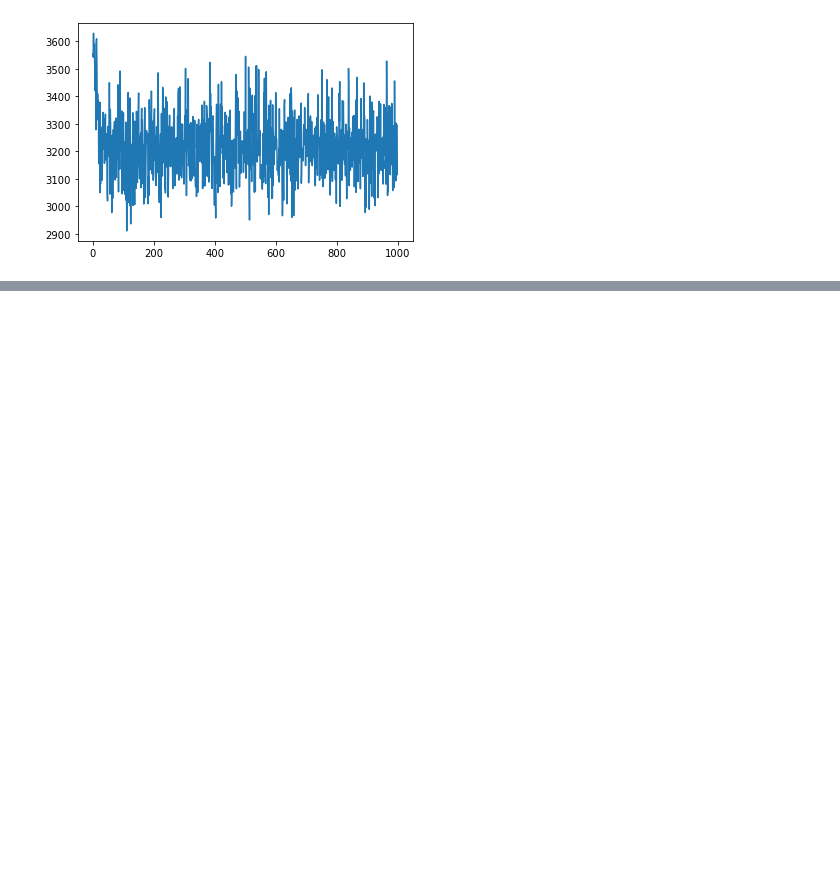
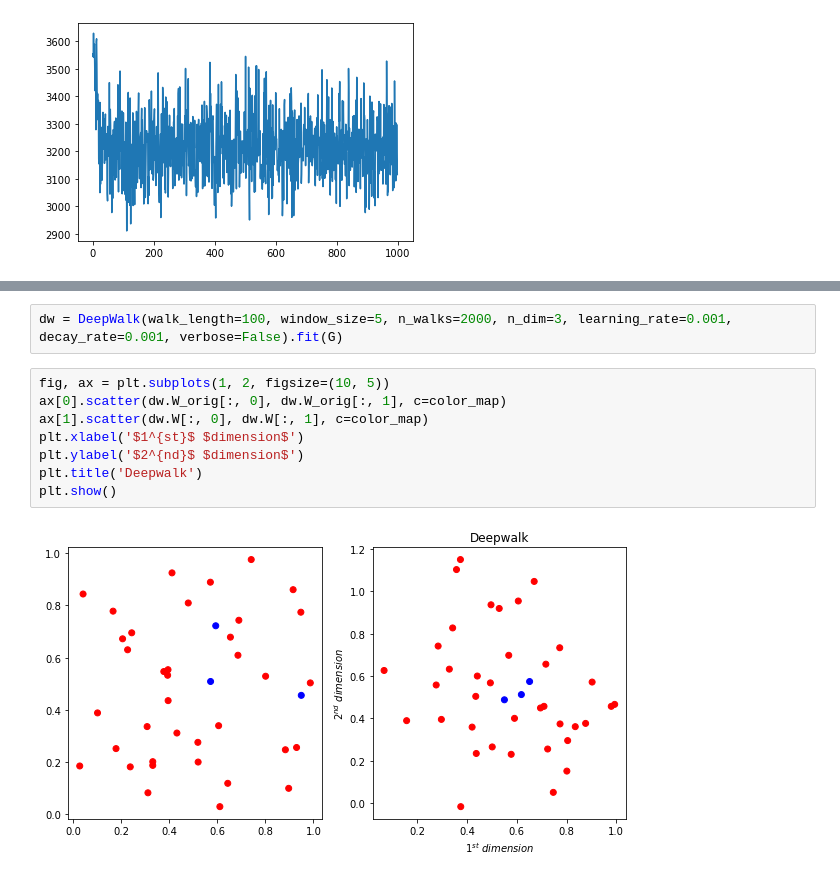
Before and after one commit to printfer/CS6490_NetworkSecurity_FinalProject, a Jupyter notebook: botembed/notebooks/CNH - deepwalk_src.ipynb, the cells around one changed output, grey strips where cells are left out. Cells and saved outputs as stored; diff of their text form; blank space fills up the shorter version.

```diff
--- a/botembed/notebooks/CNH - deepwalk_src.ipynb
+++ b/botembed/notebooks/CNH - deepwalk_src.ipynb
@@ -150,0 +168,12 @@ plt.show()
+# %%
+dw = DeepWalk(walk_length=100, window_size=5, n_walks=2000, n_dim=3, learning_rate=0.001, decay_rate=0.001, verbose=False).fit(G)
+# %%
+fig, ax = plt.subplots(1, 2, figsize=(10, 5))
+ax[0].scatter(dw.W_orig[:, 0], dw.W_orig[:, 1], c=color_map)
+ax[1].scatter(dw.W[:, 0], dw.W[:, 1], c=color_map)
+plt.xlabel('$1^{st}$ $dimension$')
+plt.ylabel('$2^{nd}$ $dimension$')
+plt.title('Deepwalk')
+plt.show()
+# %% [output]
+[figure, added]
```
Also changed, not shown: parts of 2 cells of this notebook.
